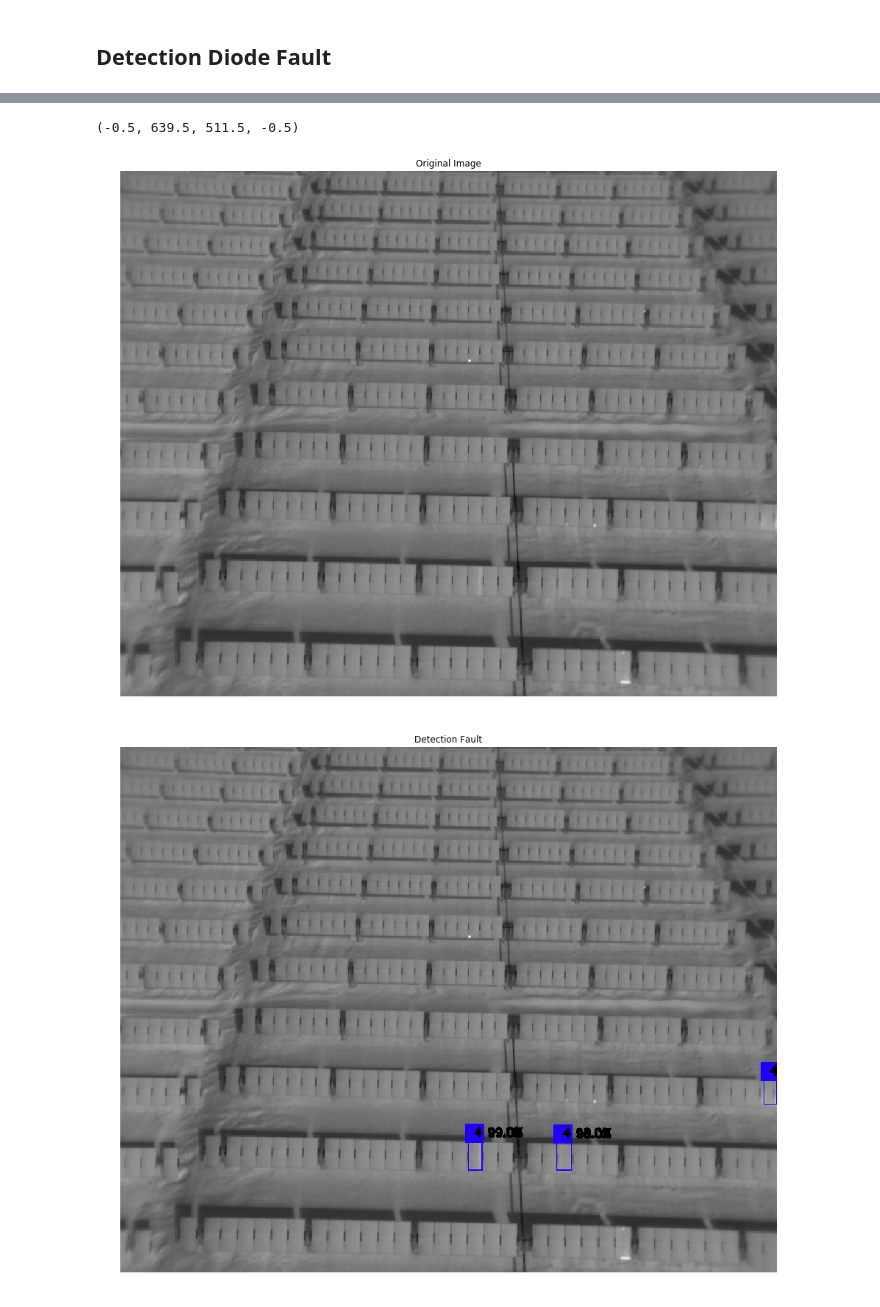
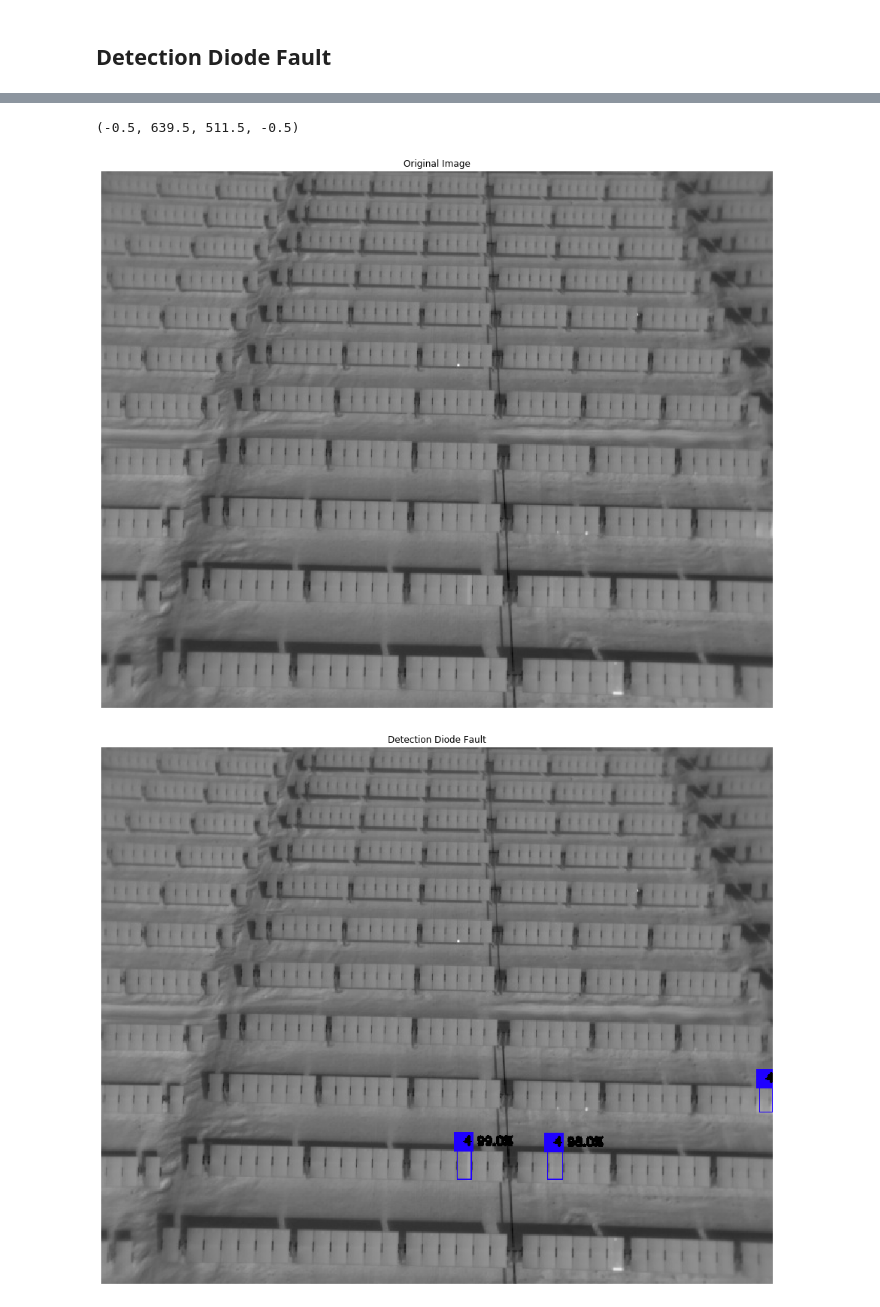
Before and after one commit to RentadroneCL/Photovoltaic_Fault_Detector, a Jupyter notebook: Example_prediction.ipynb, the cells around one changed output, grey strips where cells are left out. Cells and saved outputs as stored; diff of their text form; code cells hidden in the pictures.

```diff
--- a/Example_prediction.ipynb
+++ b/Example_prediction.ipynb
@@ -115,7 +119,7 @@ draw_boxes(image, boxes, config['model']['labels'], obj_thresh)
 
 ## Show Detection Fault
 fig, ax = plt.subplots(figsize=(16, 16))
-ax.set_title('Detection Fault')
+ax.set_title('Detection Diode Fault')
 plt.imshow(image, cmap='gray')
 ax.axis('off')
 # %% [output]
@@ -123,3 +127,3 @@ Elapsed time = 4.417239665985107
 (-0.5, 639.5, 511.5, -0.5)
-[figure, old version]
+[figure, new version]
-[figure, old version]
+[figure, new version]
```
Also changed, not shown: parts of 14 cells of this notebook, 35 other files.
